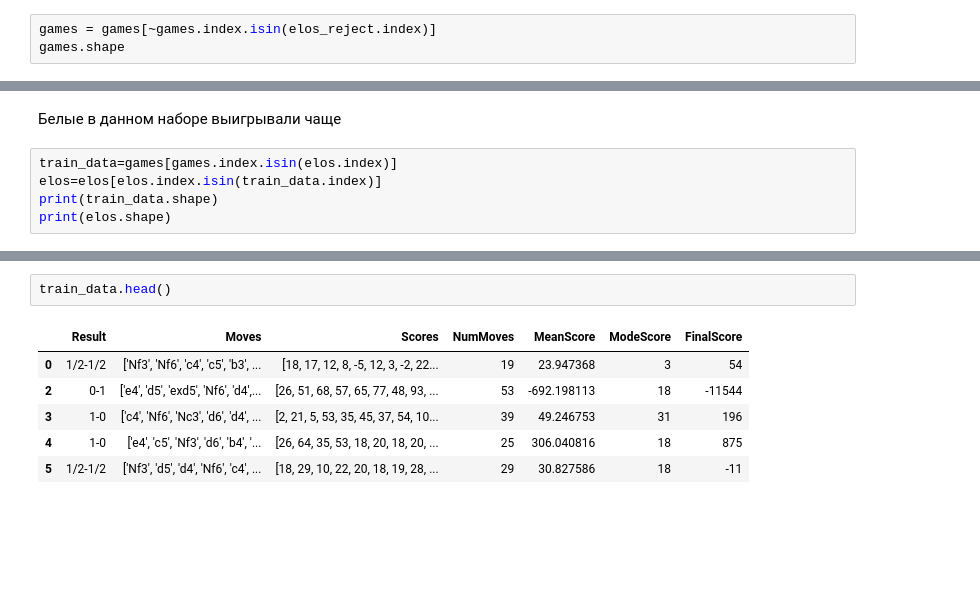
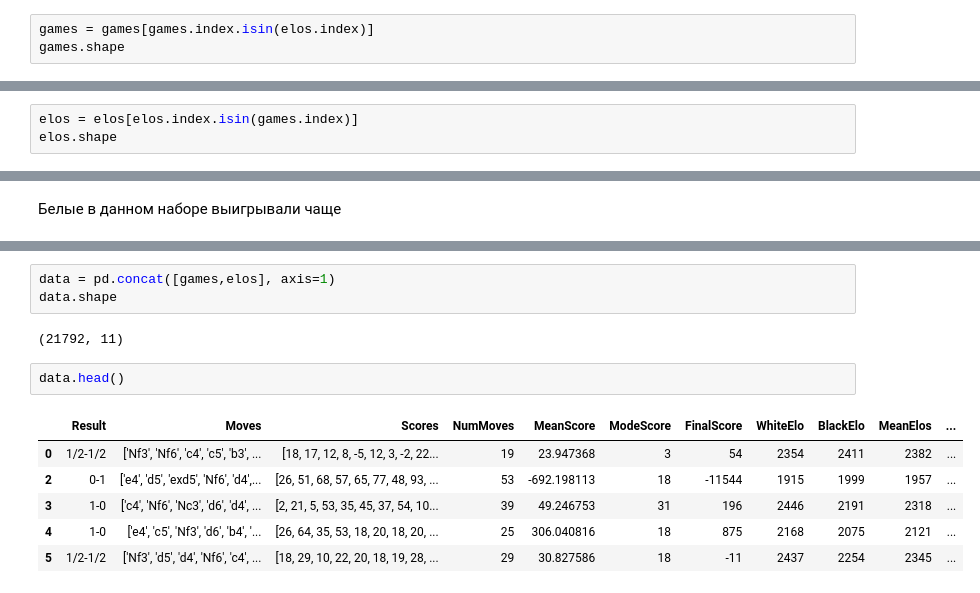
Before and after one commit to polinarod/PredictingRaitings, a Jupyter notebook: exploring.ipynb, the cells around one changed output, grey strips where cells are left out. Saved outputs shown, nothing was run; the diff lists cells and outputs as text; blank space fills up the shorter version.

```diff
--- a/exploring.ipynb
+++ b/exploring.ipynb
@@ -60,4 +62,4 @@ games.head()
 # %%
-games = games[~games.index.isin(elos_reject.index)]
+games = games[games.index.isin(elos.index)]
 games.shape
 # %% [output]
@@ -204,0 +207,3 @@ games['Result'].value_counts().plot('bar')
+# %%
+elos = elos[elos.index.isin(games.index)]
+elos.shape
@@ -205,7 +212,2 @@ games['Result'].value_counts().plot('bar')
 # %% [markdown]
 Белые в данном наборе выигрывали чаще
-# %%
-train_data=games[games.index.isin(elos.index)]
-elos=elos[elos.index.isin(train_data.index)]
-print(train_data.shape)
-print(elos.shape)
@@ -220,9 +295,14 @@ test_data.shape
+# %%
+data = pd.concat([games,elos], axis=1)
+data.shape
+# %% [output]
+(21792, 11)
 # %%
-train_data.head()
+data.head()
 # %% [output]
-|  | Result | Moves | Scores | NumMoves | MeanScore | ModeScore | FinalScore |
-| 0 | 1/2-1/2 | ['Nf3', 'Nf6', 'c4', 'c5', 'b3', ... | [18, 17, 12, 8, -5, 12, 3, -2, 22... | 19 | 23.947368 | 3 | 54 |
-| 2 | 0-1 | ['e4', 'd5', 'exd5', 'Nf6', 'd4',... | [26, 51, 68, 57, 65, 77, 48, 93, ... | 53 | -692.198113 | 18 | -11544 |
-| 3 | 1-0 | ['c4', 'Nf6', 'Nc3', 'd6', 'd4', ... | [2, 21, 5, 53, 35, 45, 37, 54, 10... | 39 | 49.246753 | 31 | 196 |
-| 4 | 1-0 | ['e4', 'c5', 'Nf3', 'd6', 'b4', '... | [26, 64, 35, 53, 18, 20, 18, 20, ... | 25 | 306.040816 | 18 | 875 |
-| 5 | 1/2-1/2 | ['Nf3', 'd5', 'd4', 'Nf6', 'c4', ... | [18, 29, 10, 22, 20, 18, 19, 28, ... | 29 | 30.827586 | 18 | -11 |
+|  | Result | Moves | Scores | NumMoves | MeanScore | ModeScore | FinalScore | WhiteElo | BlackElo | MeanElos | ... |
+| 0 | 1/2-1/2 | ['Nf3', 'Nf6', 'c4', 'c5', 'b3', ... | [18, 17, 12, 8, -5, 12, 3, -2, 22... | 19 | 23.947368 | 3 | 54 | 2354 | 2411 | 2382 | ... |
+| 2 | 0-1 | ['e4', 'd5', 'exd5', 'Nf6', 'd4',... | [26, 51, 68, 57, 65, 77, 48, 93, ... | 53 | -692.198113 | 18 | -11544 | 1915 | 1999 | 1957 | ... |
+| 3 | 1-0 | ['c4', 'Nf6', 'Nc3', 'd6', 'd4', ... | [2, 21, 5, 53, 35, 45, 37, 54, 10... | 39 | 49.246753 | 31 | 196 | 2446 | 2191 | 2318 | ... |
+| 4 | 1-0 | ['e4', 'c5', 'Nf3', 'd6', 'b4', '... | [26, 64, 35, 53, 18, 20, 18, 20, ... | 25 | 306.040816 | 18 | 875 | 2168 | 2075 | 2121 | ... |
+| 5 | 1/2-1/2 | ['Nf3', 'd5', 'd4', 'Nf6', 'c4', ... | [18, 29, 10, 22, 20, 18, 19, 28, ... | 29 | 30.827586 | 18 | -11 | 2437 | 2254 | 2345 | ... |
```
Also changed, not shown: parts of 32 cells of this notebook, 1 other file.
